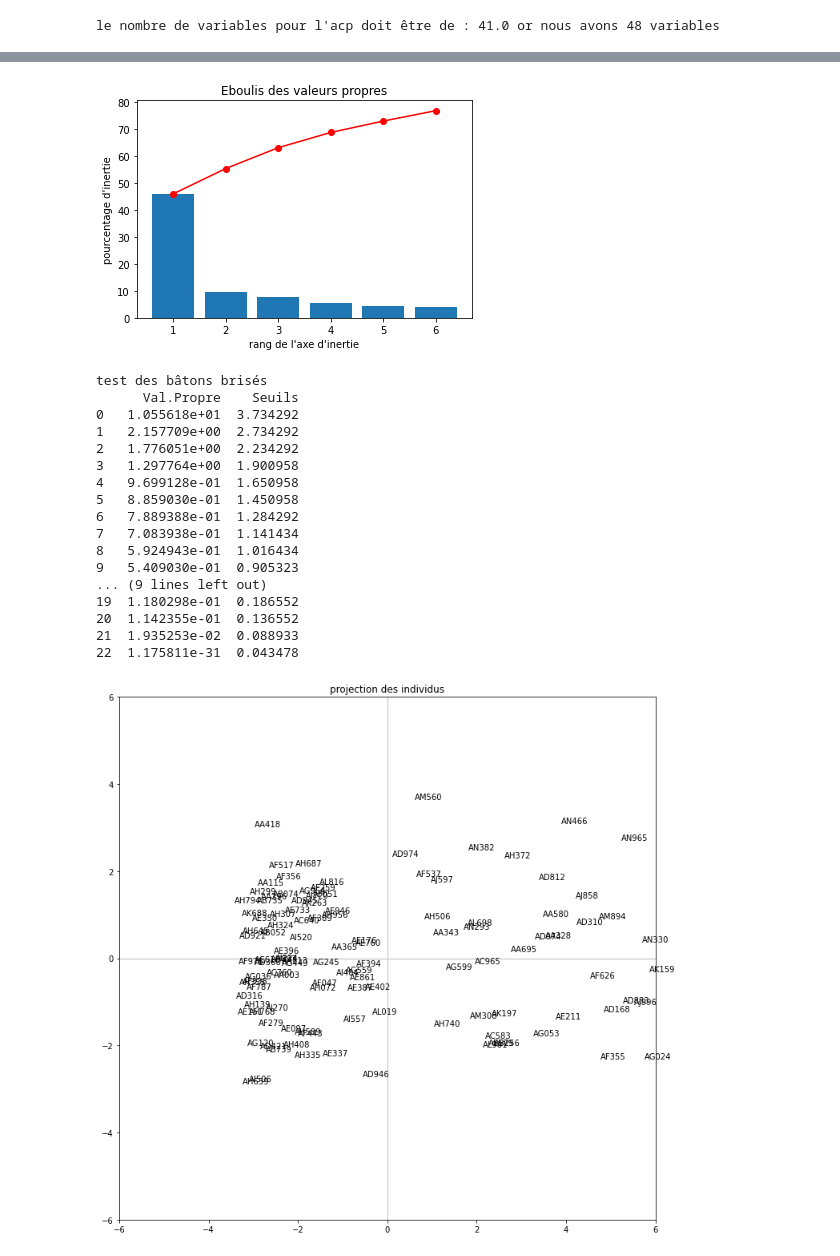
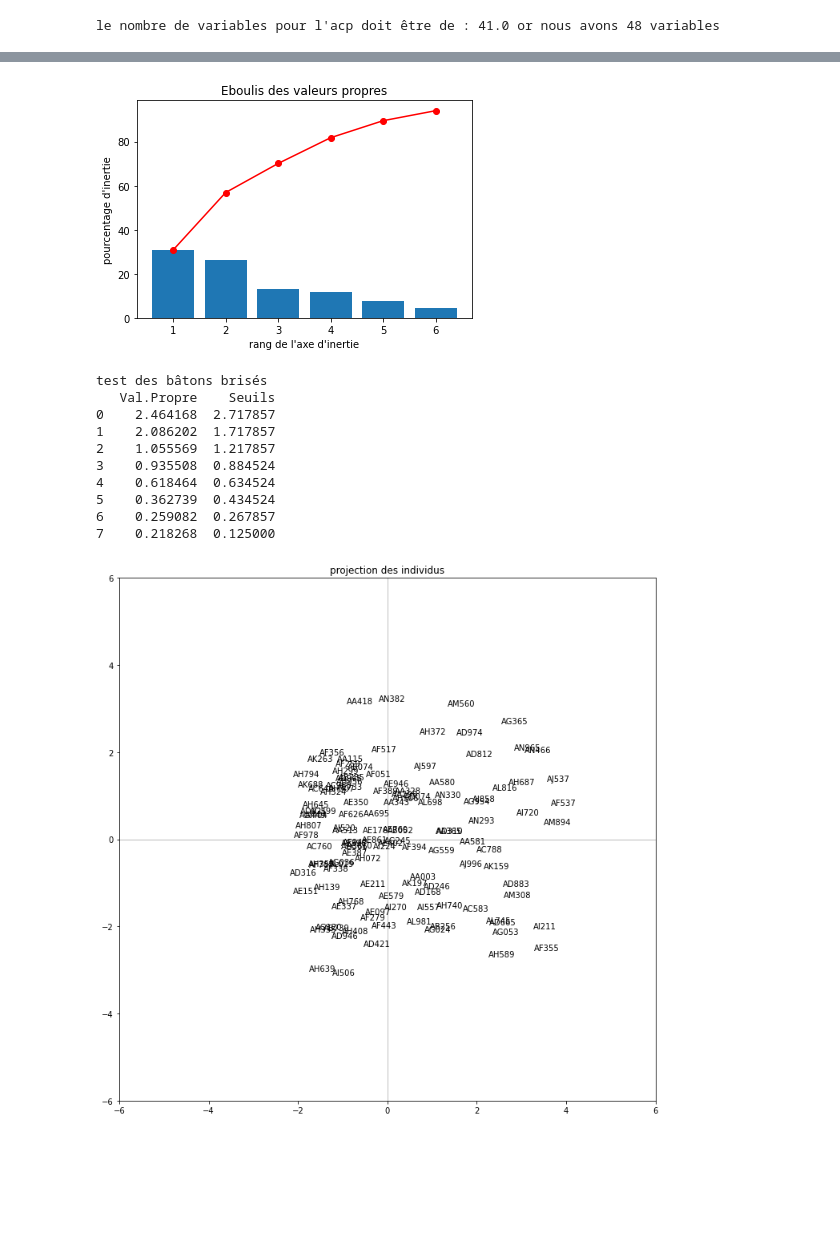
Before and after one commit to nassimabeddar/Depression-analysis, a Jupyter notebook: analyse-detection-depression.ipynb, the cells around one changed output, grey strips where cells are left out. Saved outputs shown, nothing was run; the diff lists cells and outputs as text; code cells hidden in the pictures; blank space fills up the shorter version.

```diff
--- a/analyse-detection-depression.ipynb
+++ b/analyse-detection-depression.ipynb
@@ -1351,0 +751,14 @@ vérification
+# %%
+#sous-ensemble des scores de shaps, psqi, hamd17, hama, qids, madrs et poms
+
+X = demo_net_spd[['shaps_score', 'psqi_score','madrs_score', 'hamd_hamd17_score',
+       'hama_score', 'poms_score_tension', 'poms_score_depression',
+       'poms_score_anger', 'poms_score_fatigue', 'poms_score_friendliness',
+       'poms_score_confusion', 'poms_score_vigour', 'poms_score_tmd',
+       'qids_sleep_score', 'qids_appetite_score', 'qids_psychomotor_score',
+       'qids_score']]
+
+
+n = X.shape[0]
+p = X.shape[1]
+print(str(n) + " observations et " + str(p) + " variables.")
@@ -1371,14 +1590,10 @@ Index(['batch', 'age', 'sex', 'Diag', 'hs_CRP', 'shaps_score', 'psqi_score',
 # %%
-#sous-ensemble des scores de qids, tci et madrs
+#sous-ensemble des scores de tci
 
-X = demo_net_spd[['madrs_score','qids_sleep_score', 'qids_appetite_score', 'qids_psychomotor_score',
-       'qids_score', 'tci_coop_score', 'tci_harmavoid_score',
+X = demo_net_spd[['tci_coop_score', 'tci_harmavoid_score',
        'tci_noveltyseek_score', 'tci_persistence_score', 'tci_rewarddep_score',
        'tci_selfdirect_score', 'tci_selftranscend_score',
-       'tci_impulsivity_score', 'tristesse_apparente', 'tristesse_exprimee',
-       'tension_interieure', 'reduction_sommeil', 'reduction_appetit',
-       'difficulte_concentration', 'lassitude', 'incapacite_ressentir',
-       'pensee_pessimiste', 'idee_suicidaire']]
+       'tci_impulsivity_score']]
 
 
 n = X.shape[0]
@@ -1576,21 +1791,14 @@ transformation – centrage-réduction
-[figure, old version]
+[figure, new version]
 test des bâtons brisés
-      Val.Propre    Seuils
-0   1.055618e+01  3.734292
-1   2.157709e+00  2.734292
-2   1.776051e+00  2.234292
-3   1.297764e+00  1.900958
-4   9.699128e-01  1.650958
-5   8.859030e-01  1.450958
-6   7.889388e-01  1.284292
-7   7.083938e-01  1.141434
-8   5.924943e-01  1.016434
-9   5.409030e-01  0.905323
-... (9 lines left out)
-19  1.180298e-01  0.186552
-20  1.142355e-01  0.136552
-21  1.935253e-02  0.088933
-22  1.175811e-31  0.043478
+   Val.Propre    Seuils
+0    2.464168  2.717857
+1    2.086202  1.717857
+2    1.055569  1.217857
+3    0.935508  0.884524
+4    0.618464  0.634524
+5    0.362739  0.434524
+6    0.259082  0.267857
+7    0.218268  0.125000
-[figure, old version]
+[figure, new version]
 contribution des individus dans l'inertie totale
         ID        d_i
```
Also changed, not shown: parts of 61 cells of this notebook.
